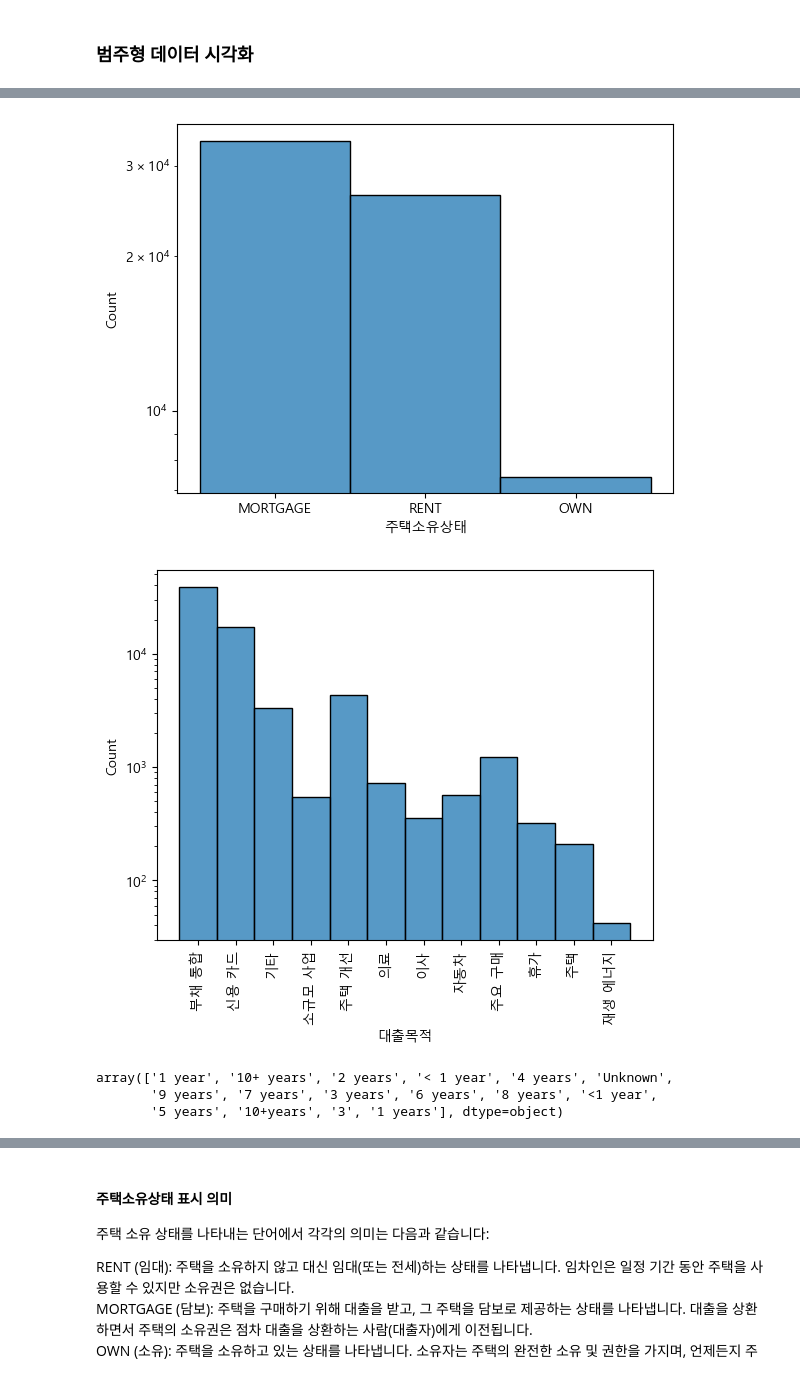
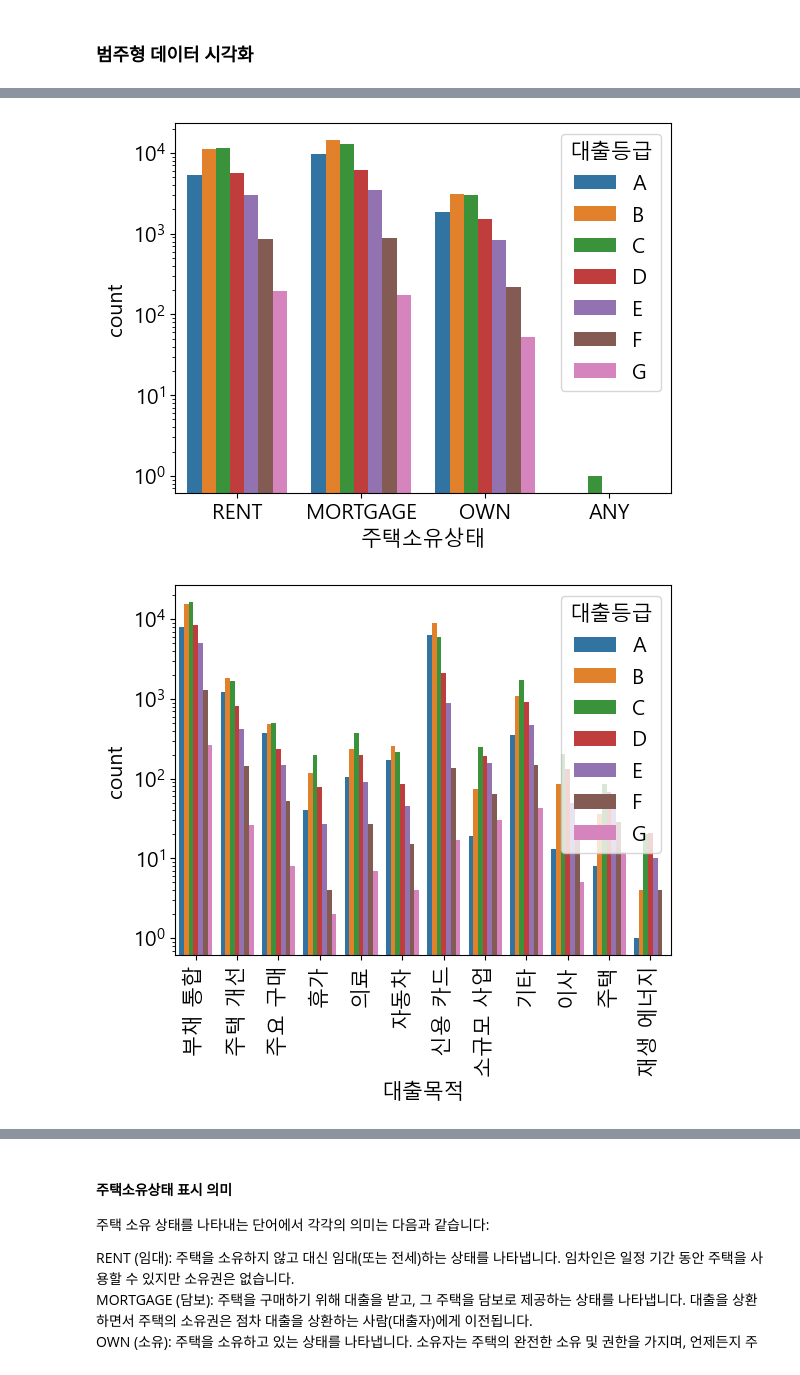
Before and after one commit to kyeob1107/What-s-your-EDA, a Jupyter notebook: third project.ipynb, the cells around one changed output, grey strips where cells are left out. Saved outputs shown, nothing was run; the diff lists cells and outputs as text; code cells hidden in the pictures.

```diff
--- a/third project.ipynb
+++ b/third project.ipynb
@@ -70,11 +100,10 @@ plt.rcParams['axes.unicode_minus'] =False
 # %%
-train_df = pd.read_csv('./train.csv') # 첫번째 열인 ID를 index로 사용 ->부분 다시 제외
-X_real_test = pd.read_csv('./test.csv') # 첫번째 열인 ID를 index로 사용 ->부분 다시 제외
-
 # # ID열 제거 -> # 생각해보니 학습할 때 선택할 컬럼에 넣지만 않으면 그대로 둬도 상관 없을 것 같음
 # train_df = train_df.drop(columns='ID')
 # X_real_test = X_real_test.drop(columns='ID')
 
+'''
+뒤에 전처리 다하고 분리 하기위해 순서 뒤로 옮길 예정
 # X, y 분리
 def reset_X_y(dataframe:pd.DataFrame = train_df, y_col='대출등급'):
     X = dataframe.drop(columns=[y_col])
@@ -83,14 +112,11 @@ def reset_X_y(dataframe:pd.DataFrame = train_df, y_col='대출등급'):
     return X_train, X_test, y_train, y_test
 
 X_train, X_test, y_train, y_test = reset_X_y()
+print(X_train.shape, X_test.shape, y_train.shape, y_test.shape)
+'''
 
 # 후에 살펴보고 싶은 행에 해당하는 데이터 불러올 때 인덱스 또는 인덱스로 쓸 수 있는 id불러와야하는데 id는 제외시켜줬고 인덱스는 분리하면서 섞인듯하여 리셋해줌
 # ->일단 아이디를 다시 살려서 안해도 되지 않을까..?하는 생각이 들어서 일단 안함
 # for data in [X_train, X_test, y_train, y_test]:
 #     data.reset_index()
-
-numeric_col = ['대출금액', '연간소득', '부채_대비_소득_비율', '총계좌수', '최근_2년간_연체_횟수', '총상환원금', '총상환이자', '총연체금액', '연체계좌수']
-category_col = ['대출기간', '근로기간', '주택소유상태', '대출목적']
-# train_df.iloc[[42717,82476,21126]] 기존 탑 3개 인덱스들
-print(X_train.shape, X_test.shape, y_train.shape, y_test.shape)
 # %% [output]
@@ -97,0 +139,5 @@ print(X_train.shape, X_test.shape, y_train.shape, y_test.shape)
+# %%
+# ID 칼럼 제거
+train= train_df.drop('ID', axis = 1) # train_df: 불러온 상태 그대로, train : ID열 제거해준 상태
+real_test = real_test.drop('ID', axis = 1)
+category_col.remove('ID')
@@ -109,0 +215,4 @@ y_train.head(3)
+# %%
+# Match_value_format = {'3':'3 years', '<1 year':'< 1 year', '1 years':'1 year', '10+years':'10+ years'} # 변수할당 까지 굳이 시킬 필요는 없을듯
+train['근로기간'].replace({'3':'3 years', '<1 year':'< 1 year', '1 years':'1 year', '10+years':'10+ years'}, inplace=True)
+real_test['근로기간'].replace({'3':'3 years', '<1 year':'< 1 year', '1 years':'1 year', '10+years':'10+ years'}, inplace=True)
@@ -121,0 +241,4 @@ plt.show()
+# %%
+order_grade = ['A','B','C','D','E','F','G']
+sns.countplot(x=target, data = train_df, hue = target, order=order_grade)
+plt.show()
@@ -451,6 +644,6 @@ X_train[X_train['총연체금액']<1]['총연체금액'].count()
 # %%
 for plot_col in category_col:
-    sns.histplot(X_train, x=plot_col)
+    sns.countplot(data = train, x=plot_col, hue=target, hue_order=order_grade)
     if plot_col in ['근로기간', '대출목적']:
         plt.xticks(rotation=90)  # 그래프 x축 라벨 45도 회전
     if plot_col in ['주택소유상태', '대출목적']:
@@ -462,8 +655,2 @@ for plot_col in category_col:
-[figure, old version]
+[figure, new version]
-[figure, old version]
+[figure, new version]
-# %%
-X_train['근로기간'].unique()
-# %% [output]
-array(['1 year', '10+ years', '2 years', '< 1 year', '4 years', 'Unknown',
-       '9 years', '7 years', '3 years', '6 years', '8 years', '<1 year',
-       '5 years', '10+years', '3', '1 years'], dtype=object)
```
Also changed, not shown: parts of 59 cells of this notebook.
